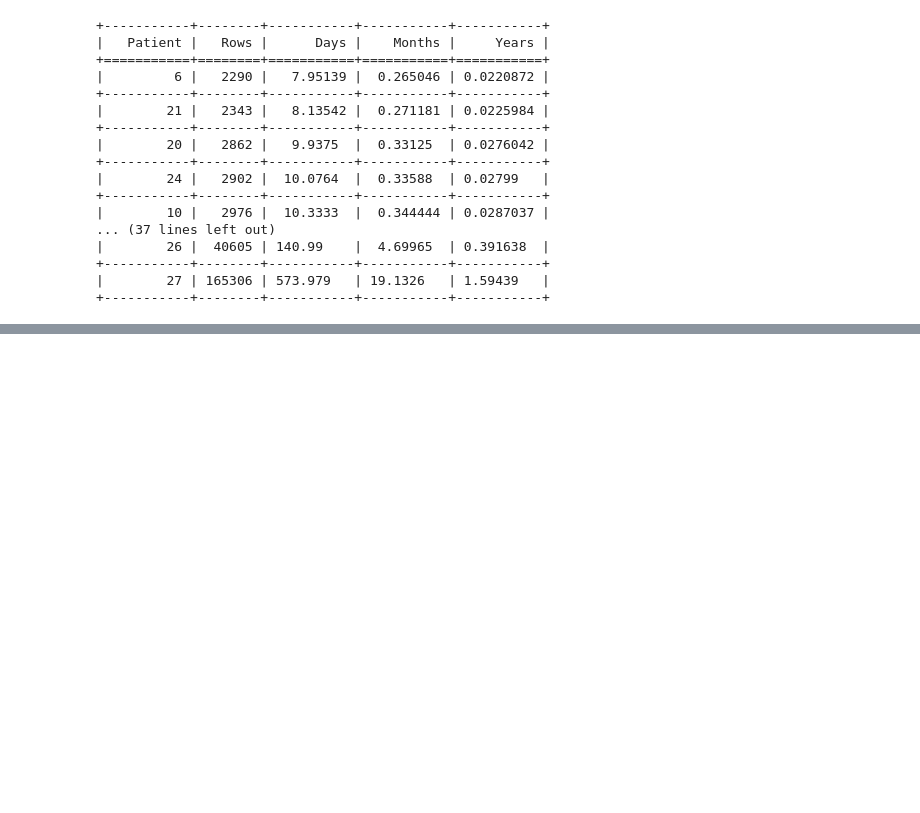
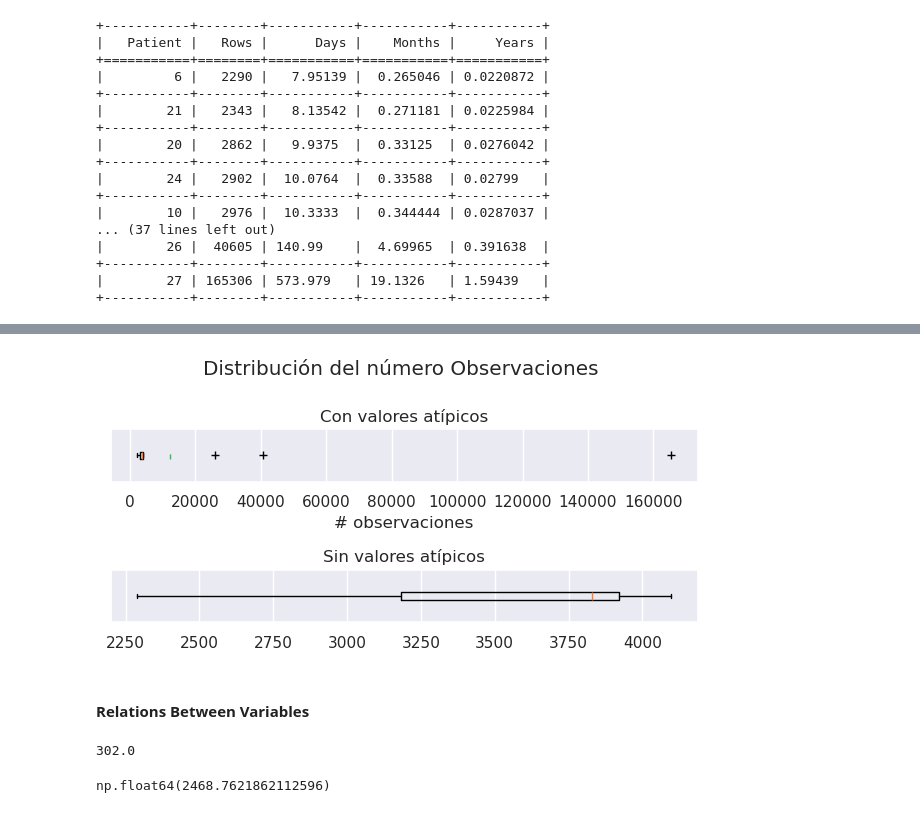
Before and after one commit to Arturo2711/EDA-DT1-PROJECT, a Jupyter notebook: EDA.ipynb, the cells around one changed output, grey strips where cells are left out. Drawn from its saved outputs; the diff is of its cells as text; code cells hidden in the pictures; blank space fills up the shorter version.

Commit message:
relation between variables

```diff
--- a/EDA.ipynb
+++ b/EDA.ipynb
@@ -67,0 +110,25 @@ plt.savefig('Images/Number_rows_by_patient')
+# %%
+lengths = [len(person) for person in people]
+fig, axs = plt.subplots(2, 1, figsize = (width,width/2))
+axs[0].boxplot(lengths, showfliers = True, orientation = "horizontal",showbox = True, flierprops = flierprops, showmeans = True, meanline = True)
+axs[0].set_xlabel("# observaciones")
+axs[0].set_yticks([])
+axs[0].set_title("Con valores atípicos") # Atipycal values : v > Q3 + 1.5 RIC
+axs[1].boxplot(lengths, showfliers = False, orientation = "horizontal",showbox = True, flierprops = flierprops)
+axs[1].set_yticks([])
+axs[1].set_title("Sin valores atípicos")
+plt.suptitle("Distribución del número Observaciones")
+plt.tight_layout()
+plt.show()
+# %% [output]
+[figure, added]
+# %% [markdown]
+#### Relations Between Variables
+# %%
+glucose.max() - glucose.min()
+# %% [output]
+302.0
+# %%
+2 * iqr * (len(glucose)) ** (1/3)
+# %% [output]
+np.float64(2468.7621862112596)
```
Also changed, not shown: parts of 21 cells of this notebook, 1 other file.
